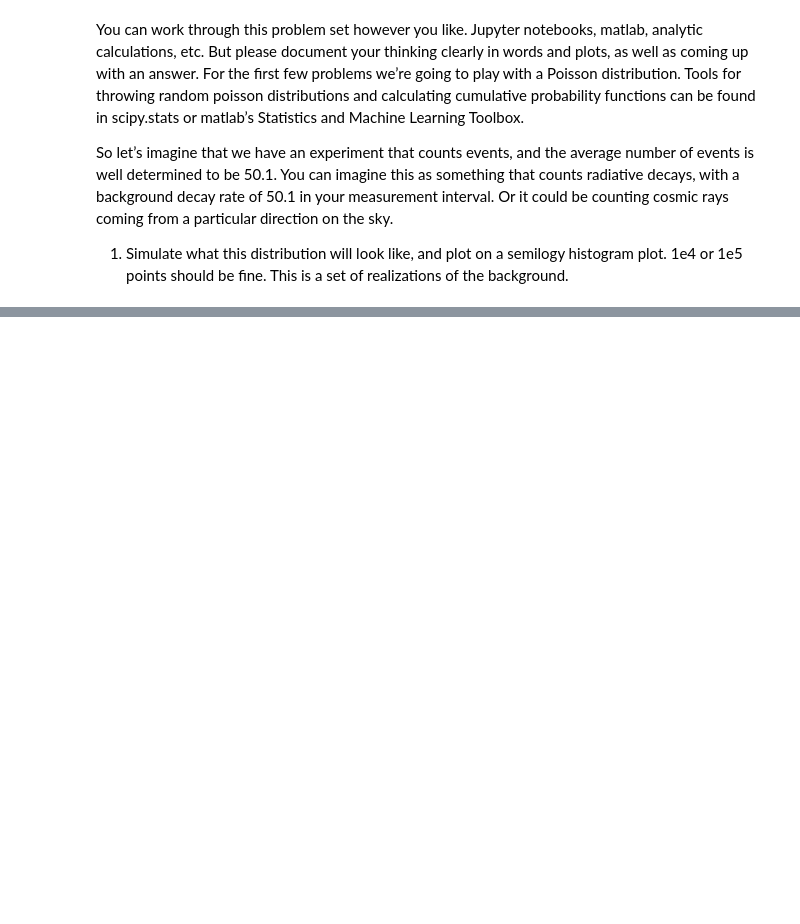
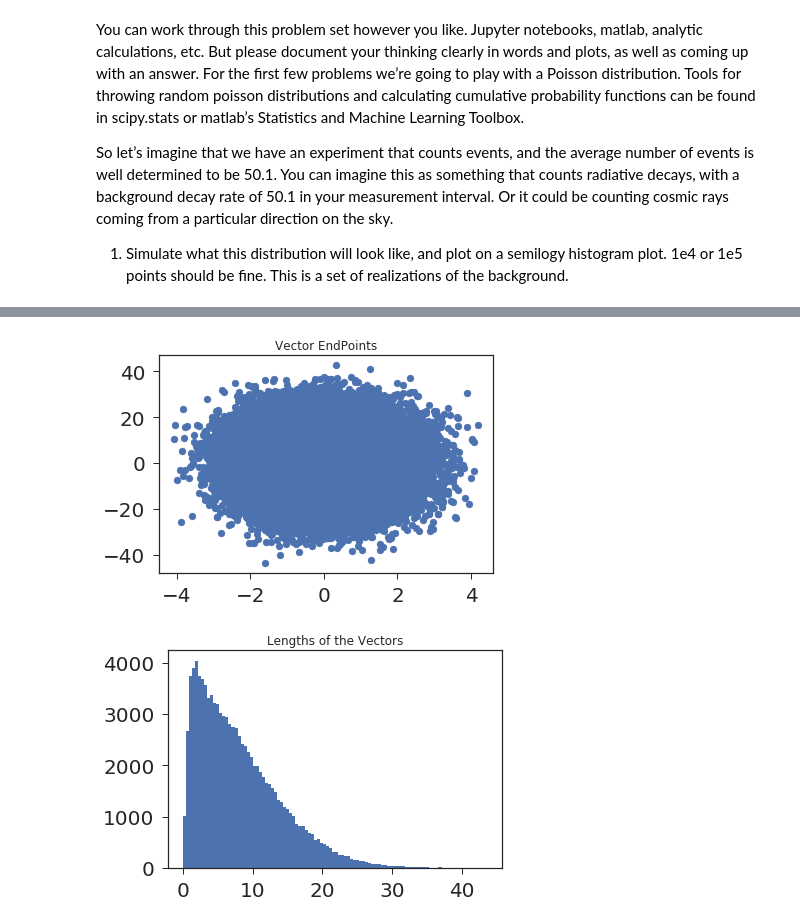
Before and after one commit to jlabounty/phys576, a Jupyter notebook: PHYS576_HW1_JoshuaLaBounty.ipynb, the cells around one changed output, grey strips where cells are left out. Cells and saved outputs as stored; diff of their text form; code cells hidden in the pictures; blank space fills up the shorter version.

```diff
--- a/PHYS576_HW1_JoshuaLaBounty.ipynb
+++ b/PHYS576_HW1_JoshuaLaBounty.ipynb
@@ -123,0 +230,16 @@ simulation does not have enough realizations, so an analytic calculation is need
+# %%
+vecYLarge = np.random.normal(0,10,size=nPoints)
+vecLength2 = []
+for i in range(len(vecX)):
+    vecLength2.append( np.sqrt(vecX[i]**2 + vecYLarge[i]**2 ) )
+# %%
+plt.scatter(vecX,vecYLarge)
+plt.title("Vector EndPoints")
+plt.show()
+
+plt.hist(vecLength2,bins=100)
+plt.title("Lengths of the Vectors")
+plt.show()
+# %% [output]
+[figure, added]
+[figure, added]
```
Also changed, not shown: parts of 26 cells of this notebook.
